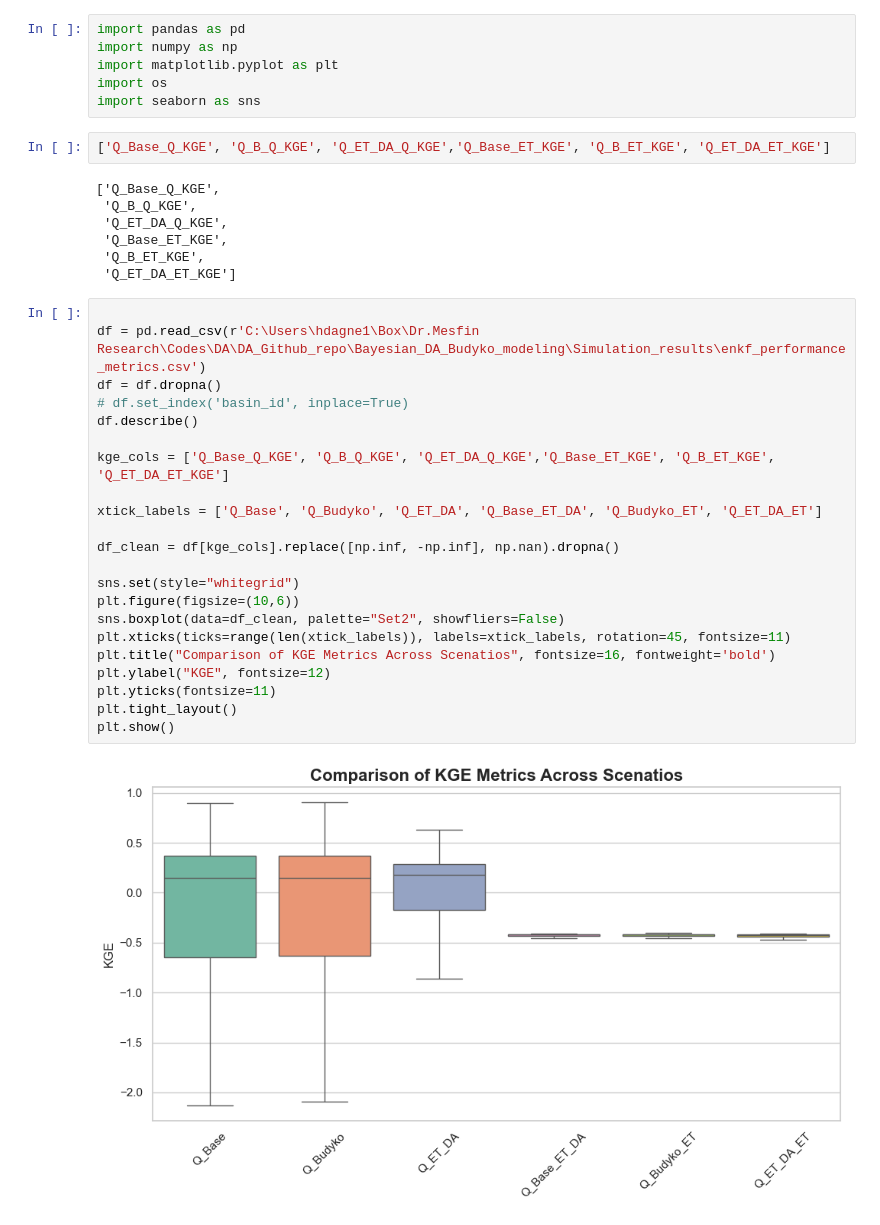
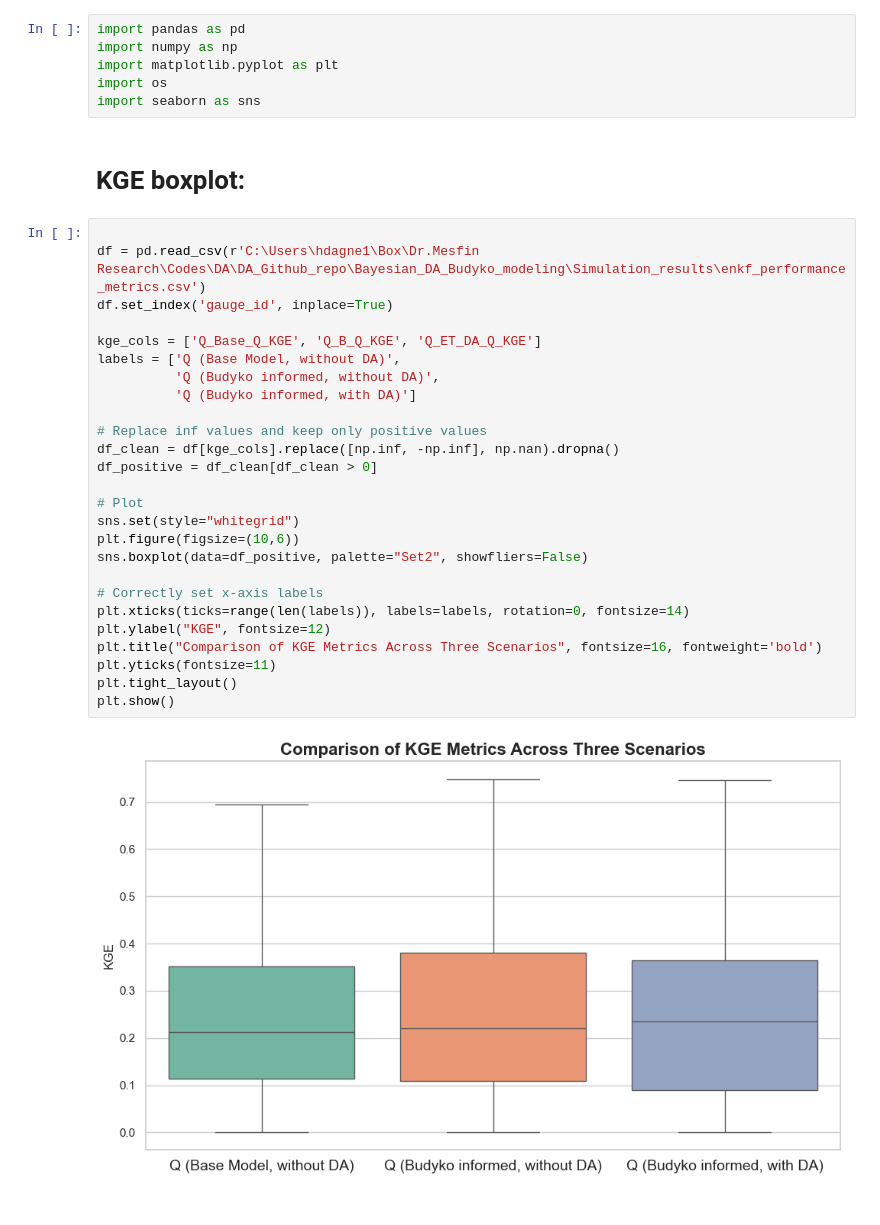
Before and after one commit to Habte1345/Bayesian_DA_Budyko_modeling, a Jupyter notebook: notebooks/notebook.ipynb, the cells around one changed output. Cells and saved outputs as stored; diff of their text form.

Commit message:
Model improved

```diff
--- a/notebooks/notebook.ipynb
+++ b/notebooks/notebook.ipynb
@@ -4,36 +4,33 @@ import numpy as np
 import matplotlib.pyplot as plt
 import os
 import seaborn as sns
-# %%
-['Q_Base_Q_KGE', 'Q_B_Q_KGE', 'Q_ET_DA_Q_KGE','Q_Base_ET_KGE', 'Q_B_ET_KGE', 'Q_ET_DA_ET_KGE']
-# %% [output]
-['Q_Base_Q_KGE',
- 'Q_B_Q_KGE',
- 'Q_ET_DA_Q_KGE',
- 'Q_Base_ET_KGE',
- 'Q_B_ET_KGE',
- 'Q_ET_DA_ET_KGE']
+# %% [markdown]
+# KGE boxplot:
 # %%
 
 df = pd.read_csv(r'C:\Users\hdagne1\Box\Dr.Mesfin Research\Codes\DA\DA_Github_repo\Bayesian_DA_Budyko_modeling\Simulation_results\enkf_performance_metrics.csv')
-df = df.dropna()
-# df.set_index('basin_id', inplace=True)
-df.describe()
+df.set_index('gauge_id', inplace=True)
 
-kge_cols = ['Q_Base_Q_KGE', 'Q_B_Q_KGE', 'Q_ET_DA_Q_KGE','Q_Base_ET_KGE', 'Q_B_ET_KGE', 'Q_ET_DA_ET_KGE']
+kge_cols = ['Q_Base_Q_KGE', 'Q_B_Q_KGE', 'Q_ET_DA_Q_KGE']
+labels = ['Q (Base Model, without DA)',
+          'Q (Budyko informed, without DA)',
+          'Q (Budyko informed, with DA)']
 
-xtick_labels = ['Q_Base', 'Q_Budyko', 'Q_ET_DA', 'Q_Base_ET_DA', 'Q_Budyko_ET', 'Q_ET_DA_ET']
+# Replace inf values and keep only positive values
+df_clean = df[kge_cols].replace([np.inf, -np.inf], np.nan).dropna()
+df_positive = df_clean[df_clean > 0]
 
-df_clean = df[kge_cols].replace([np.inf, -np.inf], np.nan).dropna()
-
+# Plot
 sns.set(style="whitegrid")
 plt.figure(figsize=(10,6))
-sns.boxplot(data=df_clean, palette="Set2", showfliers=False)
-plt.xticks(ticks=range(len(xtick_labels)), labels=xtick_labels, rotation=45, fontsize=11)
-plt.title("Comparison of KGE Metrics Across Scenatios", fontsize=16, fontweight='bold')
+sns.boxplot(data=df_positive, palette="Set2", showfliers=False)
+
+# Correctly set x-axis labels
+plt.xticks(ticks=range(len(labels)), labels=labels, rotation=0, fontsize=14)
 plt.ylabel("KGE", fontsize=12)
+plt.title("Comparison of KGE Metrics Across Three Scenarios", fontsize=16, fontweight='bold')
 plt.yticks(fontsize=11)
 plt.tight_layout()
 plt.show()
 # %% [output]
-[figure, old version]
+[figure, new version]
```
Also changed, not shown: parts of 14 cells of this notebook.
